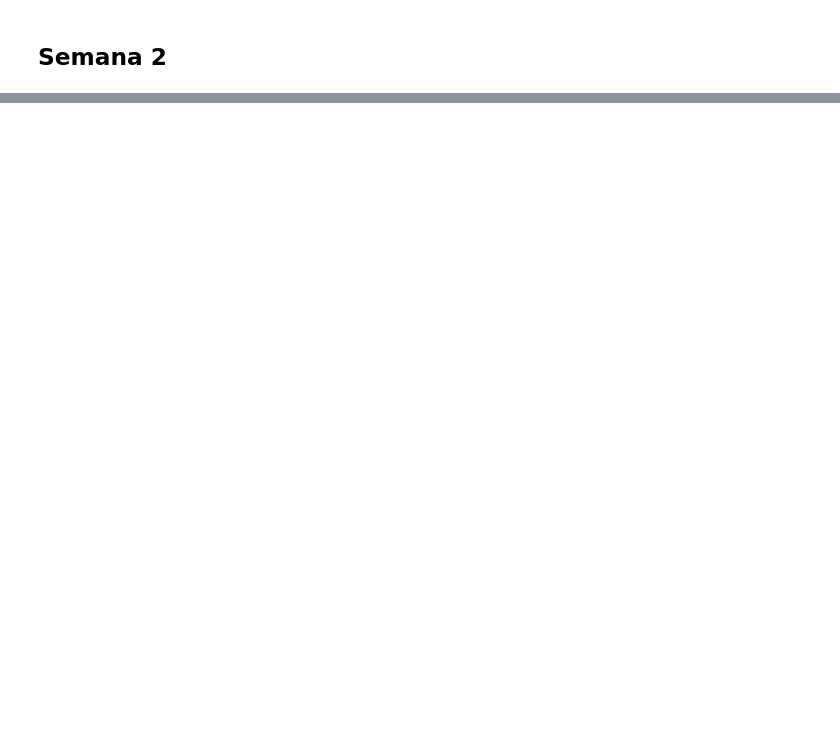
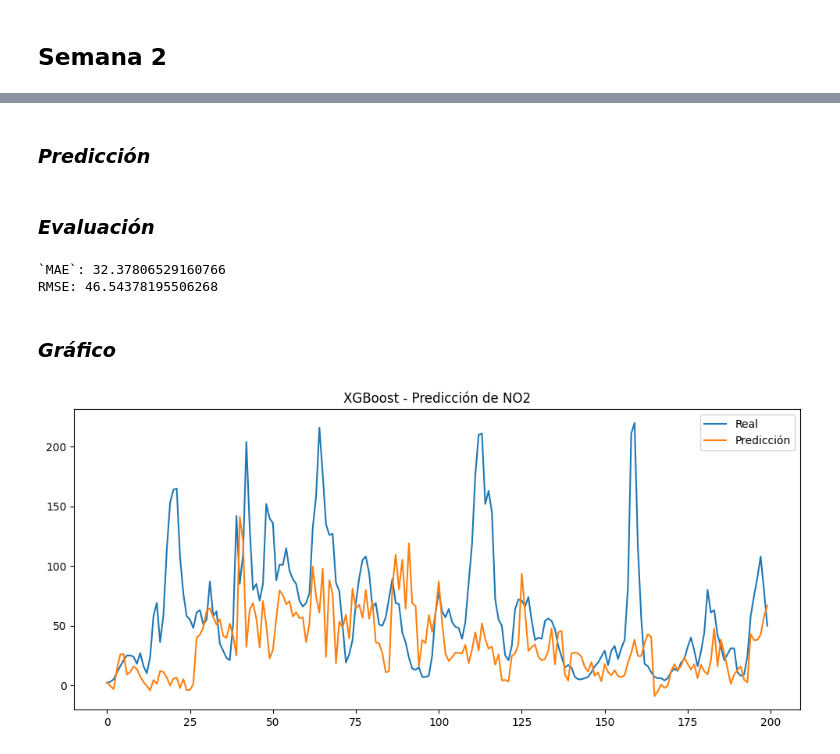
Before and after one commit to GuillenteN/Air-Quality-AI-Predictor, a Jupyter notebook: notebooks/proyecto.ipynb, the cells around one changed output, grey strips where cells are left out. Drawn from its saved outputs; the diff is of its cells as text; code cells hidden in the pictures; blank space fills up the shorter version.

```diff
--- a/notebooks/proyecto.ipynb
+++ b/notebooks/proyecto.ipynb
@@ -192,0 +217,5 @@ df = df.dropna()
+# %%
+train_size = int(len(df) * 0.8)
+
+train = df[:train_size]
+test = df[train_size:]
@@ -192,0 +224,8 @@ df = df.dropna()
+# %%
+features = [col for col in df.columns if col not in ["datetime", "target"]]
+
+X_train = train[features]
+y_train = train["target"]
+
+X_test = test[features]
+y_test = test["target"]
@@ -192,0 +257,8 @@ df = df.dropna()
+# %%
+model = XGBRegressor(
+    n_estimators=100,
+    max_depth=5,
+    random_state=42
+)
+
+model.fit(X_train, y_train)
@@ -192,0 +277,26 @@ df = df.dropna()
+# %% [markdown]
+### ***Predicción***
+# %%
+y_pred = model.predict(X_test)
+# %% [markdown]
+### ***Evaluación***
+# %%
+mae = mean_absolute_error(y_test, y_pred)
+rmse = np.sqrt(mean_squared_error(y_test, y_pred))
+
+print("MAE:", mae)
+print("RMSE:", rmse)
+# %% [output]
+`MAE`: 32.37806529160766
+RMSE: 46.54378195506268
+# %% [markdown]
+### ***Gráfico***
+# %%
+plt.figure(figsize=(12, 5))
+plt.plot(y_test.values[:200], label="Real")
+plt.plot(y_pred[:200], label="Predicción")
+plt.legend()
+plt.title("XGBoost - Predicción de NO2")
+plt.show()
+# %% [output]
+[figure, added]
```
Also changed, not shown: parts of 31 cells of this notebook, 3 other files.
